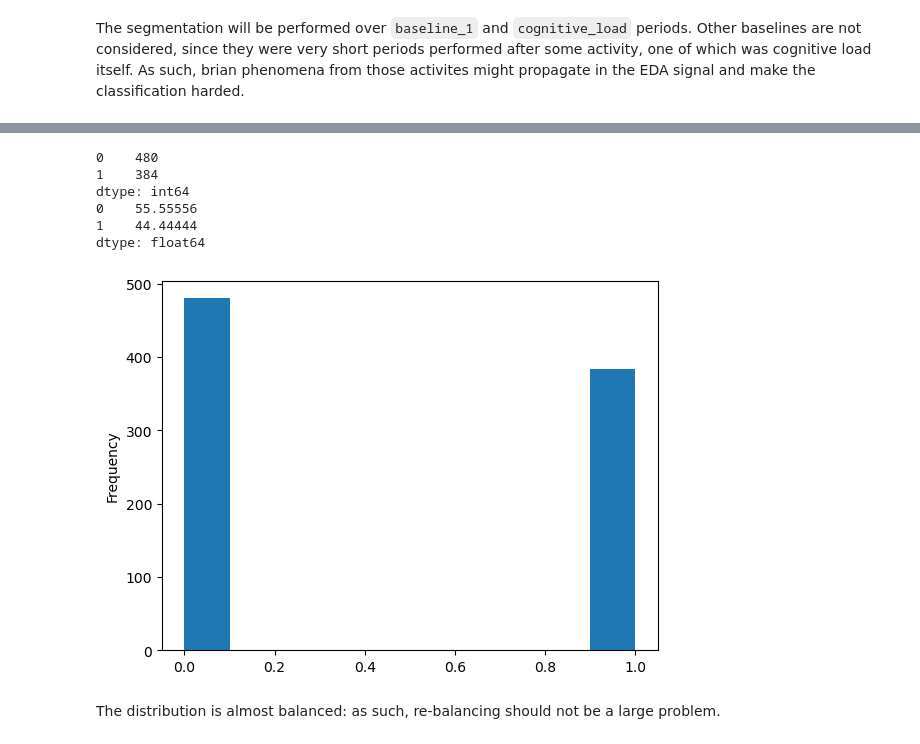
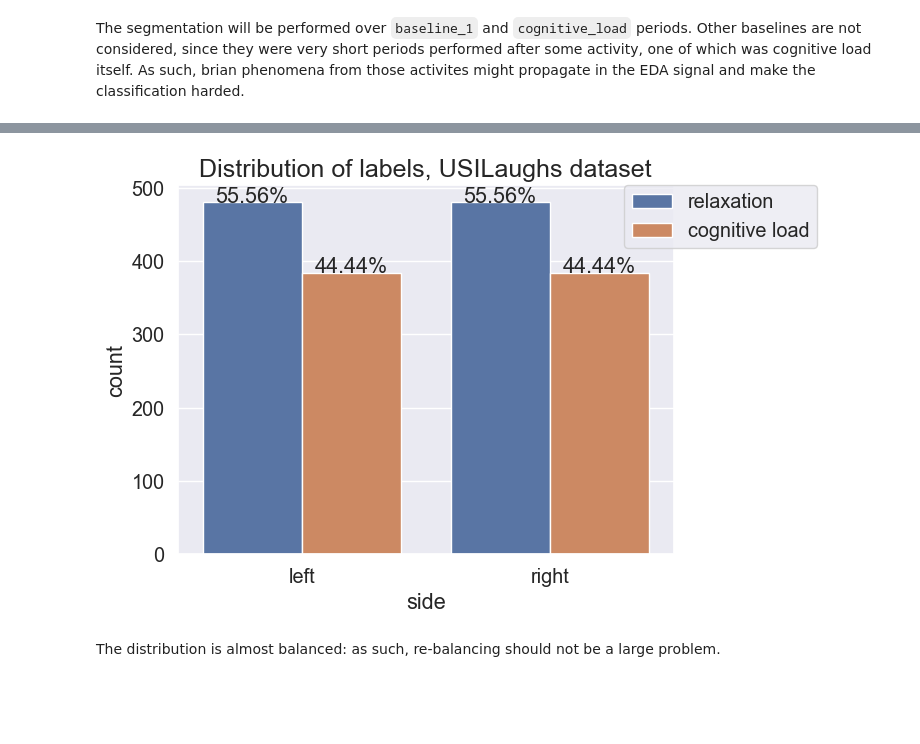
Before and after one commit to LeonardoAlchieri/LateralizationPhysiologicalWearables, a Jupyter notebook: notebooks/data-exploration-usilaughs.ipynb, the cells around one changed output, grey strips where cells are left out. Drawn from its saved outputs; the diff is of its cells as text; code cells hidden in the pictures; blank space fills up the shorter version.

```diff
--- a/notebooks/data-exploration-usilaughs.ipynb
+++ b/notebooks/data-exploration-usilaughs.ipynb
@@ -442,12 +81,0 @@ dtype: float64
-# %%
-Series(labels_right).plot(kind="hist")
-print(Series(labels_right).value_counts())
-print(Series(labels_right).value_counts()/Series(labels_right).count()*100)
-# %% [output]
-0    480
-1    384
-dtype: int64
-0    55.55556
-1    44.44444
-dtype: float64
-[figure, removed]
@@ -454,3 +97,19 @@ dtype: float64
+# %%
+counts = {
+    "left": Series(labels_left).value_counts(),
+    "right": Series(labels_right).value_counts(),
+}
+counts = DataFrame(counts).unstack().reset_index()
+counts.columns = ["side", "label", "count"]
+counts["label"] = counts["label"].map({0: "relaxation", 1: "cognitive load"})
+plot_binary_labels(
+    counts=counts,
+    title="Distribution of labels, USILaughs dataset",
+    dataset_name="usilaughs",
+    output_folder="../visualizations/"
+)
+# %% [output]
+[figure, added]
 # %% [markdown]
 The distribution is almost balanced: as such, re-balancing should not be a large problem.
 # %% [markdown]
```
Also changed, not shown: parts of 44 cells of this notebook, 15 other files.
